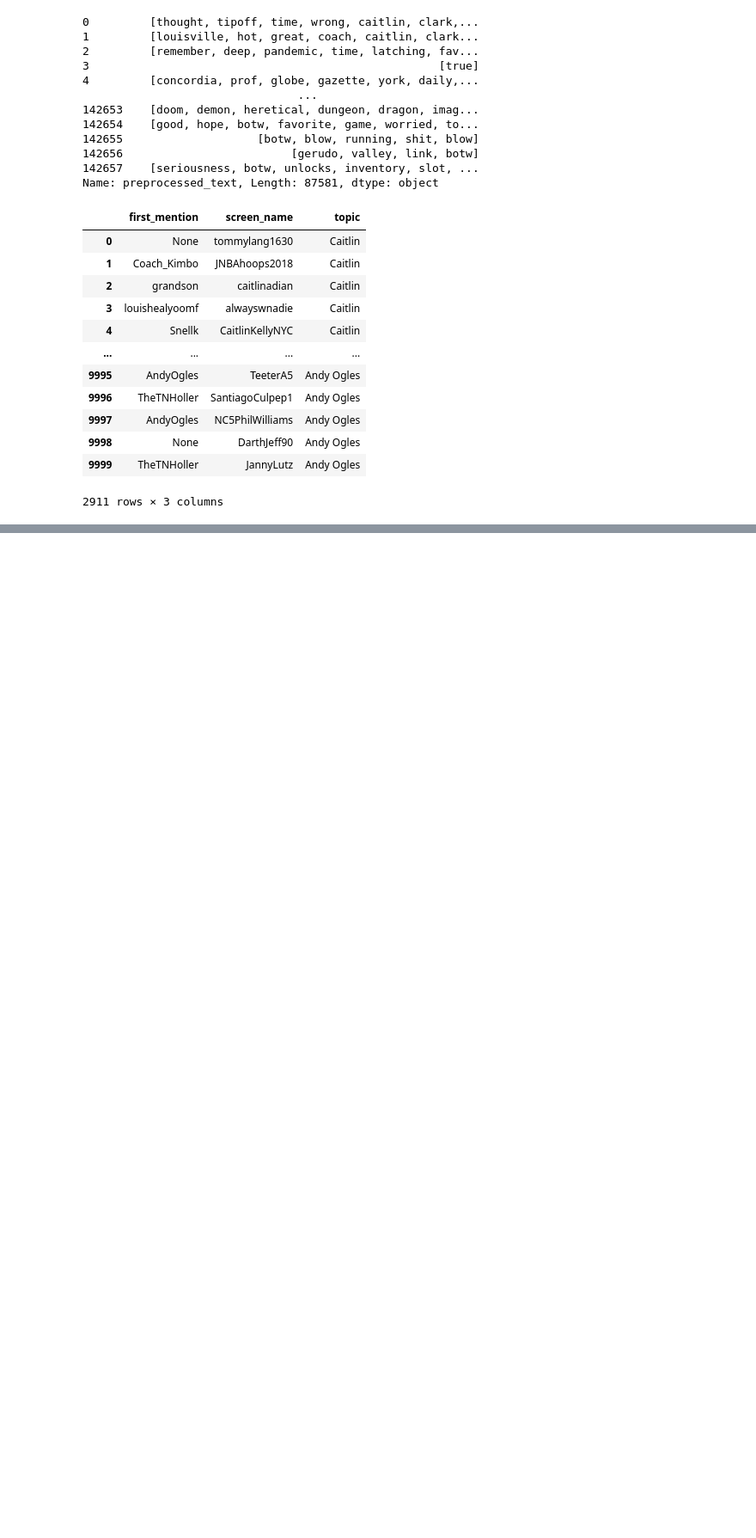
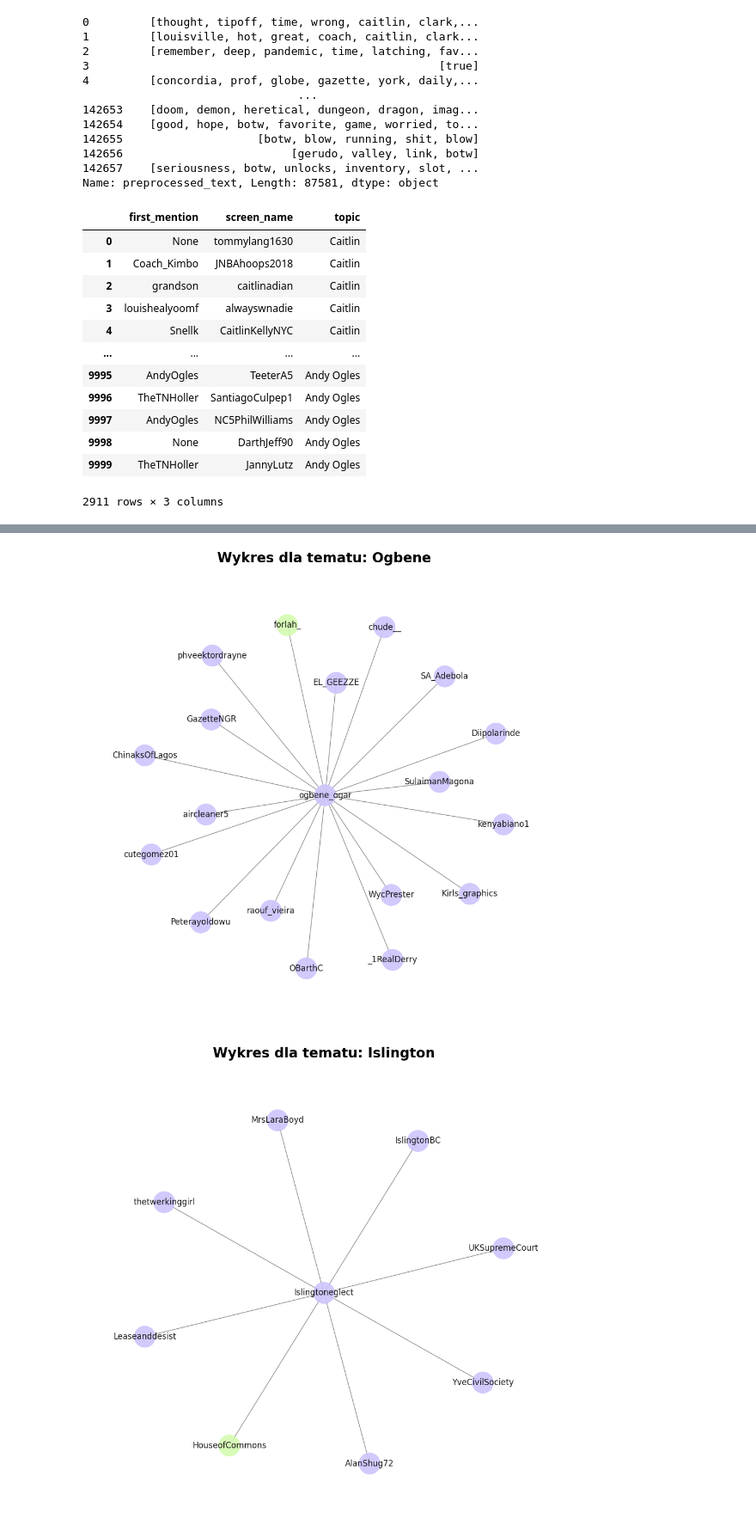
Before and after one commit to M-Kacprowicz/analiza_sieci_spolecznosciowych, a Jupyter notebook: analiza.ipynb, the cells around one changed output, grey strips where cells are left out. Shown at 86% size. Cells and saved outputs as stored; diff of their text form; code cells hidden in the pictures; blank space fills up the shorter version.

```diff
--- a/analiza.ipynb
+++ b/analiza.ipynb
@@ -531,0 +519,63 @@ siec
+# %%
+import matplotlib.pyplot as plt
+import networkx as nx
+from networkx.algorithms.community.centrality import girvan_newman
+
+df_first_mentions = df[df["topic"].isin(["Andy Ogles", "Islington", "Ogbene"])][
+    ["first_mention", "screen_name", "topic"]]
+
+for topic in df_first_mentions["topic"].unique():
+    df_cos = df_first_mentions[df_first_mentions["topic"] == topic]
+    siec = df_cos[["first_mention", "screen_name"]].value_counts().to_frame().reset_index()
+    siec = siec.loc[siec[0] >= 3]
+    siec.columns = ["first_mention", "screen_name", "wystapienia"]
+
+    G = nx.from_pandas_edgelist(siec, 'first_mention', 'screen_name', edge_attr='wystapienia')
+    components = nx.connected_components(G)
+
+    largest_component = max(components, key=len)
+    nodes_to_remove = [x for x in G.nodes if x not in largest_component]
+    G.remove_nodes_from(nodes_to_remove)
+    communities = girvan_newman(G)
+
+    node_groups = []
+    for com in next(communities):
+        node_groups.append(list(com))
+
+    color_map = []
+    for node in G:
+        if node in node_groups[0]:
+            color_map.append('#D4FCB1')
+        elif node in node_groups[1]:
+            color_map.append('#CDC5FC')
+        else:
+            color_map.append('white')
+
+    plt.figure(figsize=(10, 10))
+
+    pos = nx.spring_layout(G)
+    nx.draw_networkx(
+        G,
+        pos=pos,
+        node_color=color_map,
+        with_labels=True,
+        node_size=1000,
+        edge_color='gray',
+        font_size=12,
+        font_color='black',
+        linewidths=0.5,
+        alpha=0.9
+    )
+
+    plt.suptitle("Wykres dla tematu: " + topic, fontsize=20, fontweight="bold")
+
+    # Personalizacja tła
+    plt.gca().set_facecolor("lightgray")
+
+    plt.margins(0.1)
+    plt.axis("off")
+    plt.tight_layout()
+    plt.show()
+# %% [output]
+[figure, added]
+[figure, added]
```
Also changed, not shown: parts of 9 cells of this notebook, 2 other files.
